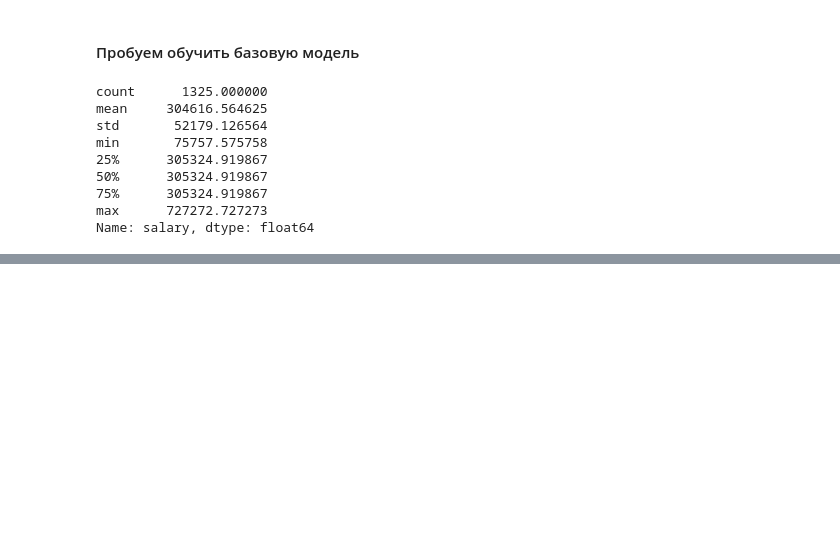
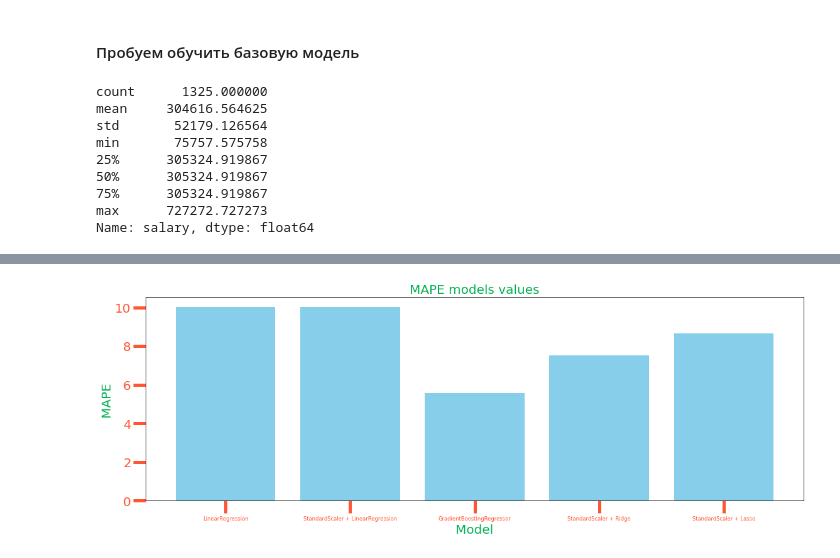
Before and after one commit to igortyulkin/d2sp, a Jupyter notebook: hw/task4/task4.ipynb, the cells around one changed output, grey strips where cells are left out. Drawn from its saved outputs; the diff is of its cells as text; code cells hidden in the pictures; blank space fills up the shorter version.

```diff
--- a/hw/task4/task4.ipynb
+++ b/hw/task4/task4.ipynb
@@ -568,0 +713,12 @@ RMSE: 46910.22726144677
+# %%
+plt.figure(figsize=(16, 6))
+plt.bar(df['model'], df['mape'], color='skyblue')
+plt.title('MAPE models values')
+plt.xlabel('Model')
+plt.ylabel('MAPE')
+plt.tight_layout()
+plt.xticks(fontsize='small')
+
+plt.show()
+# %% [output]
+[figure, added]
```
Also changed, not shown: parts of 15 cells of this notebook, 1 other file.
